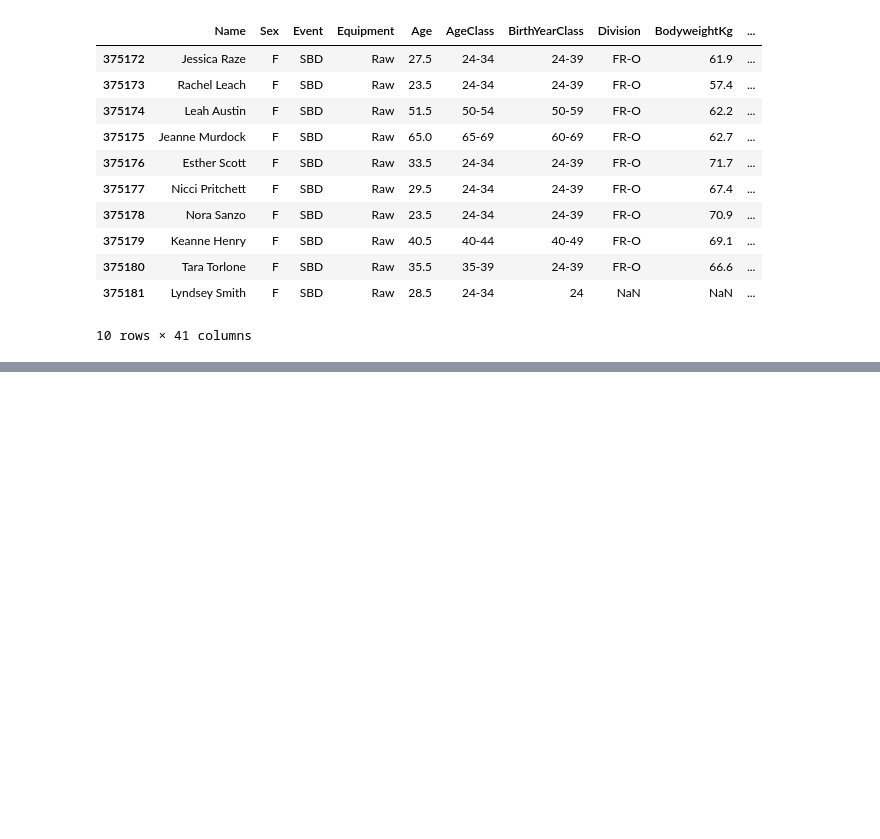
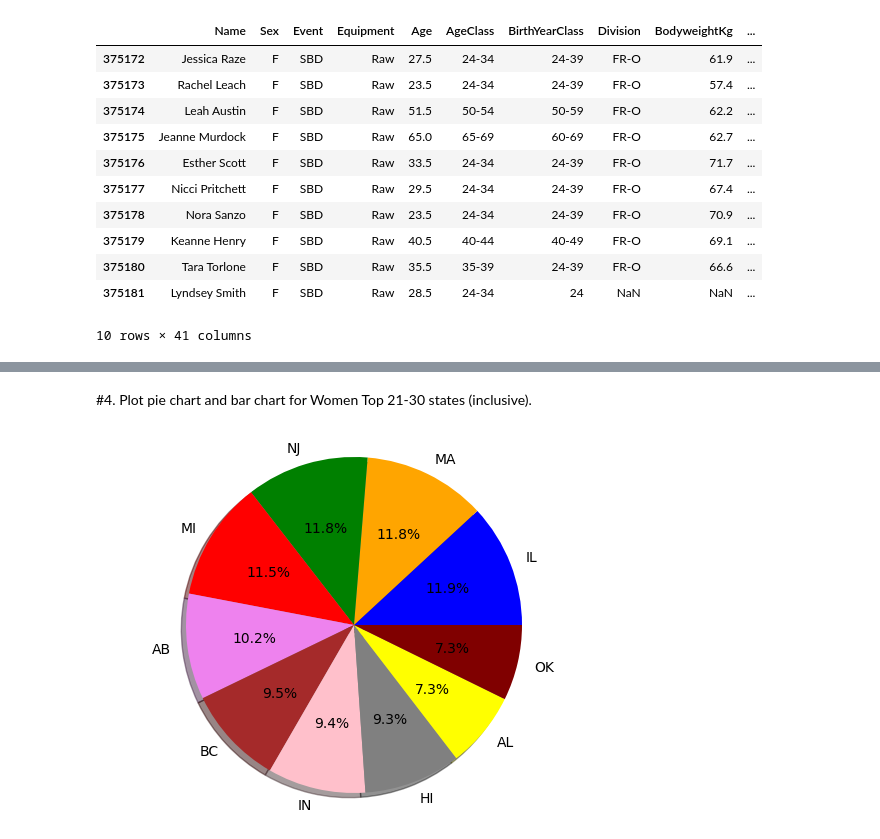
Before and after one commit to aswinudhesh/Data-Analytics, a Jupyter notebook: Mini_Project_Powerlifiting_.ipynb, the cells around one changed output, grey strips where cells are left out. Saved outputs shown, nothing was run; the diff lists cells and outputs as text; code cells hidden in the pictures; blank space fills up the shorter version.

```diff
--- a/Mini_Project_Powerlifiting_.ipynb
+++ b/Mini_Project_Powerlifiting_.ipynb
@@ -105,0 +139,18 @@ Top 10 states for Women
+# %% [markdown]
+#4. Plot pie chart and bar chart for Women Top 21-30 states (inclusive).
+# %%
+import matplotlib.pyplot as plt
+
+data = {"IL": 2184, "MA": 2174, "NJ": 2169, "MI": 2115, "AB": 1870,
+        "BC": 1744, "IN": 1733, "HI": 1717, "AL": 1343, "OK": 1337}
+
+colors = ["blue", "orange", "green", "red", "violet",
+          "brown", "pink", "grey", "yellow", "maroon"]
+
+plt.pie(list(data.values()), labels=data.keys(), colors=colors,
+        autopct='%2.1f%%', shadow=True, startangle=0) #here the starting angle is the origin "0"
+
+plt.axis("equal")
+plt.show()
+# %% [output]
+[figure, added]
```
Also changed, not shown: parts of 10 cells of this notebook.
